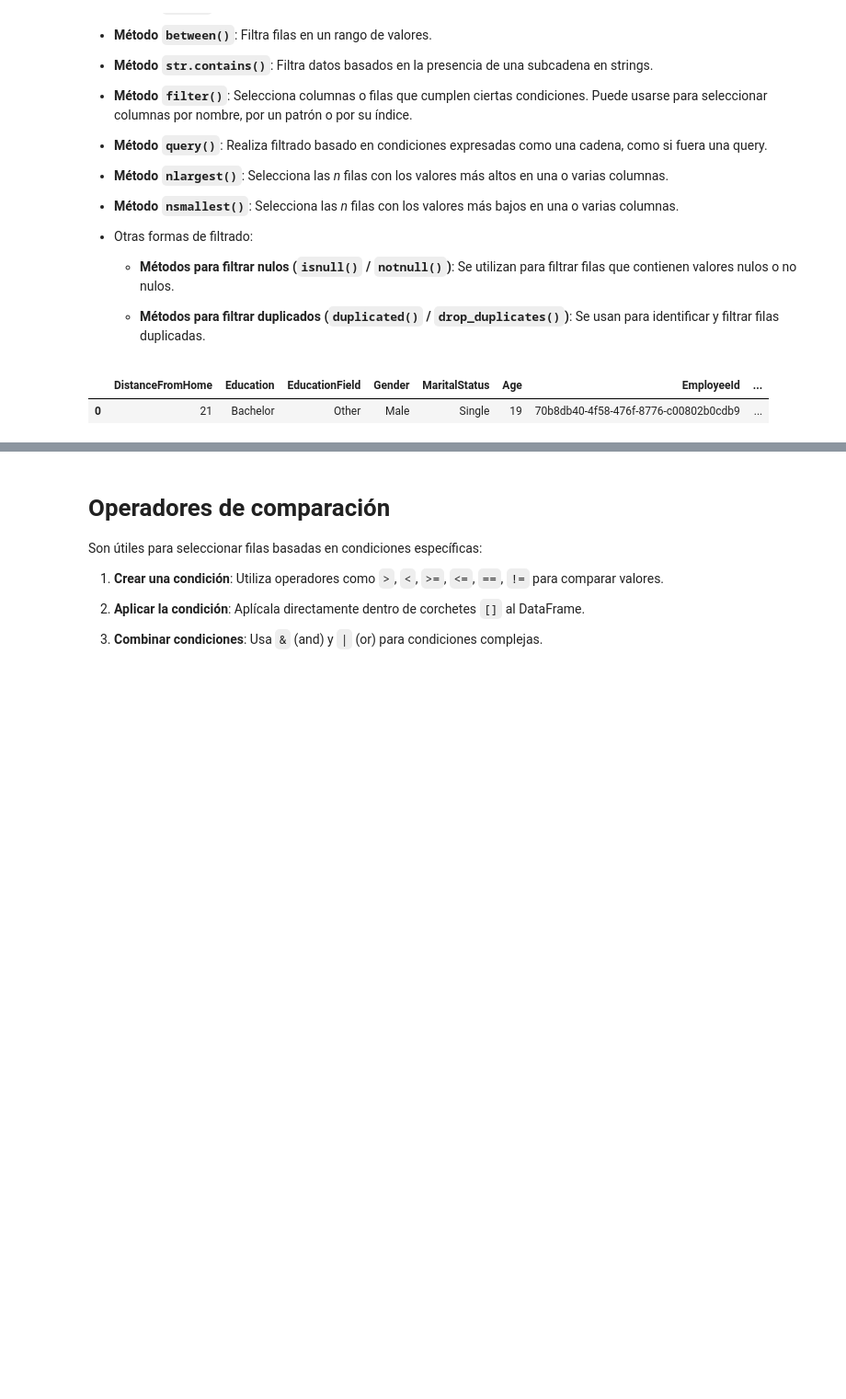
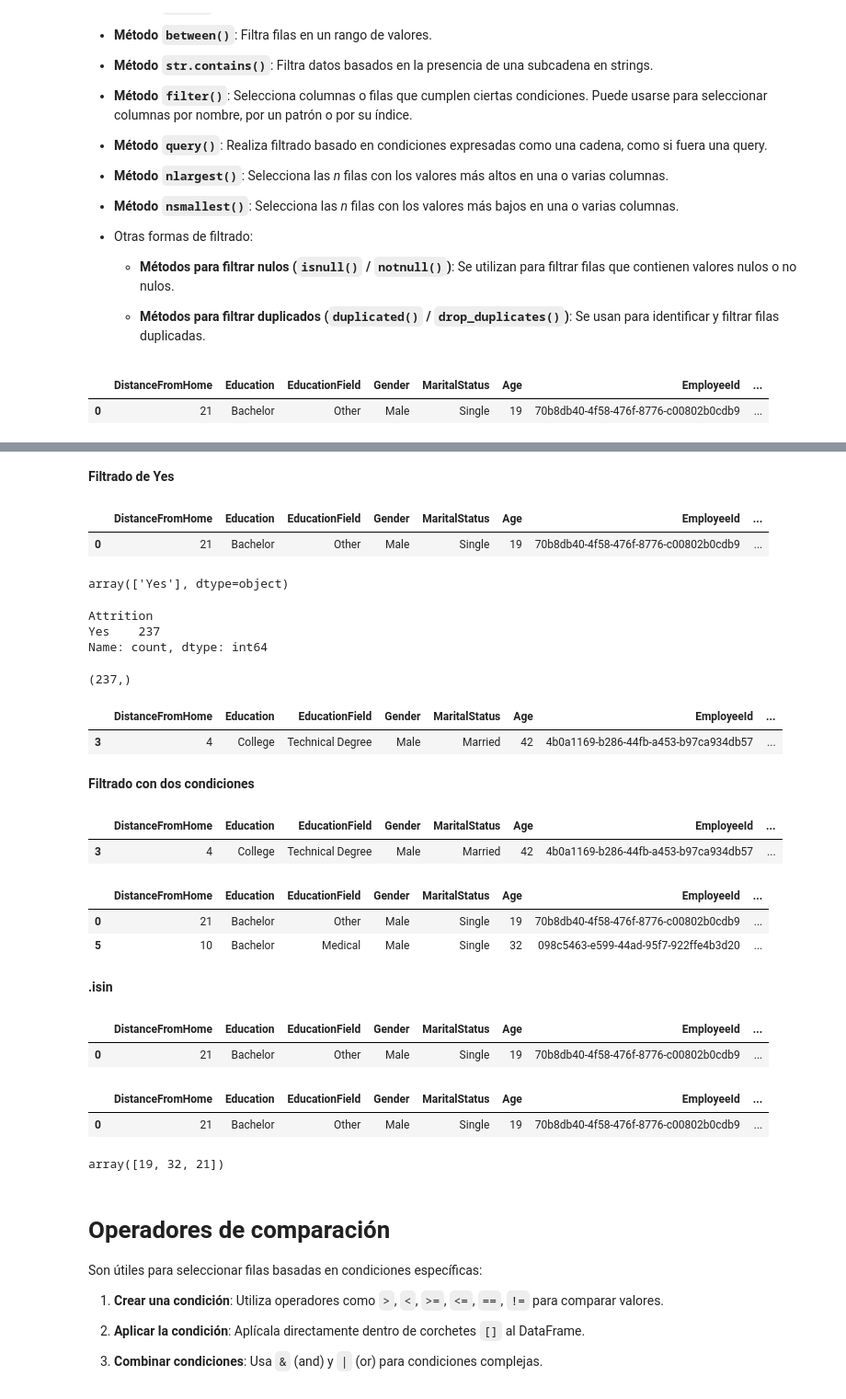
Before and after one commit to jgilsu11/Teoria, a Jupyter notebook: Modulo2/teoria/modulo2-leccion03-pandas-filtrado.ipynb, the cells around one changed output, grey strips where cells are left out. Shown: that part at 92% size. Drawn from its saved outputs; the diff is of its cells as text; code cells hidden in the pictures; blank space fills up the shorter version.

```diff
--- a/Modulo2/teoria/modulo2-leccion03-pandas-filtrado.ipynb
+++ b/Modulo2/teoria/modulo2-leccion03-pandas-filtrado.ipynb
@@ -58,0 +63,53 @@ df.head(1)
+# %% [markdown]
+**Filtrado de Yes**
+# %%
+condicion_ex= df["Attrition"] =="Yes"    #Nos da un booleano que nos dice si la fila Attrition ciene el valor yes (devuelve true) o de lo contrario devuelve false
+df_yes= df[condicion_ex]
+df_yes.head(1)
+# %% [output]
+|  | DistanceFromHome | Education | EducationField | Gender | MaritalStatus | Age | EmployeeId | ... |
+| 0 | 21 | Bachelor | Other | Male | Single | 19 | 70b8db40-4f58-476f-8776-c00802b0cdb9 | ... |
+# %%
+df_yes["Attrition"].unique()
+# %% [output]
+array(['Yes'], dtype=object)
+# %%
+df_yes["Attrition"].value_counts()
+# %% [output]
+Attrition
+Yes    237
+Name: count, dtype: int64
+# %%
+df_yes["Attrition"].shape    #Solo nos da un número porque es una serie (porque solo es una columna si fueran más ya sería DataFrame)
+# %% [output]
+(237,)
+# %%
+condicion_income= df["MonthlyIncome"] > 15000
+df_income= df[condicion_income]
+df_income.head(1)
+# %% [output]
+|  | DistanceFromHome | Education | EducationField | Gender | MaritalStatus | Age | EmployeeId | ... |
+| 3 | 4 | College | Technical Degree | Male | Married | 42 | 4b0a1169-b286-44fb-a453-b97ca934db57 | ... |
+# %% [markdown]
+
+**Filtrado con dos condiciones**
+# %%
+condicion_casada= df["MaritalStatus"] == "Married"
+condicion_income= df["MonthlyIncome"] > 15000
+
+df_income_casados= df[condicion_casada & condicion_income]
+df_income_casados.head(1)
+# %% [output]
+|  | DistanceFromHome | Education | EducationField | Gender | MaritalStatus | Age | EmployeeId | ... |
+| 3 | 4 | College | Technical Degree | Male | Married | 42 | 4b0a1169-b286-44fb-a453-b97ca934db57 | ... |
+# %%
+condicion_bach= df["Education"] == "Bachelor"       #Si en Education nos queremos quedar solo con bachelor y doctor
+condicion_doct= df["Education"] == "Doctor"
+
+df[condicion_bach | condicion_doct].head(2)          #Es ineficaz porque si queremos 6 ya es un coñazo
+# %% [output]
+|  | DistanceFromHome | Education | EducationField | Gender | MaritalStatus | Age | EmployeeId | ... |
+| 0 | 21 | Bachelor | Other | Male | Single | 19 | 70b8db40-4f58-476f-8776-c00802b0cdb9 | ... |
+| 5 | 10 | Bachelor | Medical | Male | Single | 32 | 098c5463-e599-44ad-95f7-922ffe4b3d20 | ... |
+# %% [markdown]
+**.isin**
@@ -59,3 +119,23 @@ df.head(1)
+# %%
+lista_education= ["Bachelor", "Doctor"]                       #También se puede usar con más de un filtrado
+condicion_education= df["Education"].isin(lista_education)
+condicion_genero= df["Gender"] == "Male"
+df_education = df[condicion_education & condicion_genero]
+df_education.head(1)
+# %% [output]
+|  | DistanceFromHome | Education | EducationField | Gender | MaritalStatus | Age | EmployeeId | ... |
+| 0 | 21 | Bachelor | Other | Male | Single | 19 | 70b8db40-4f58-476f-8776-c00802b0cdb9 | ... |
+# %%
+filtro_edad= [19,21,32]                          #Isin sirve también para datos int y float
+df_edad= df[df["Age"].isin(filtro_edad)]
+df_edad.head(1)
+# %% [output]
+|  | DistanceFromHome | Education | EducationField | Gender | MaritalStatus | Age | EmployeeId | ... |
+| 0 | 21 | Bachelor | Other | Male | Single | 19 | 70b8db40-4f58-476f-8776-c00802b0cdb9 | ... |
+# %%
+df_edad["Age"].unique()
+# %% [output]
+array([19, 32, 21])
 # %% [markdown]
 # Operadores de comparación
 
```
Also changed, not shown: parts of 17 cells of this notebook.
